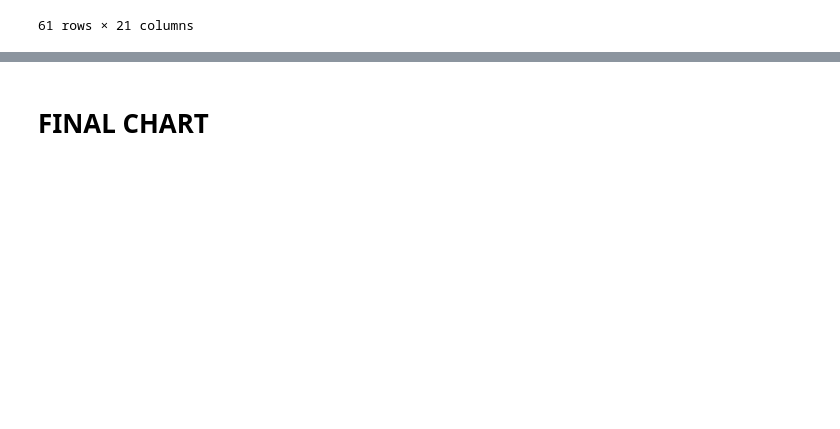
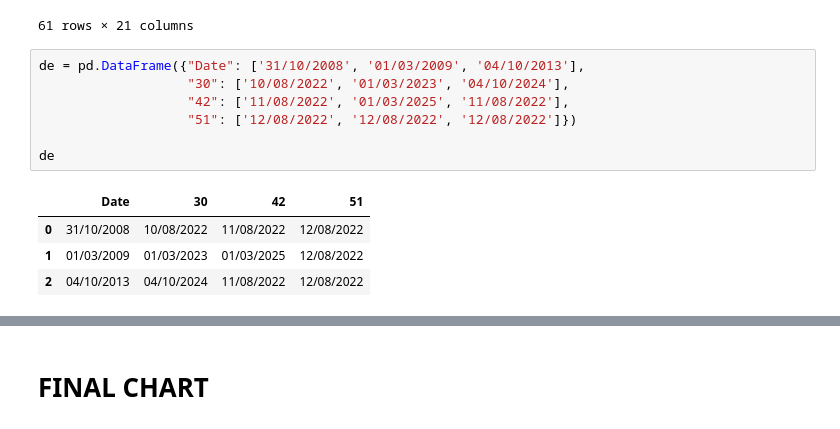
Before and after one commit to amirlehmam/MEMOIREPROPRE, a Jupyter notebook: PIPELINE.ipynb, the cells around one changed output, grey strips where cells are left out. Saved outputs shown, nothing was run; the diff lists cells and outputs as text; blank space fills up the shorter version.

```diff
--- a/PIPELINE.ipynb
+++ b/PIPELINE.ipynb
@@ -4288,3 +4288,15 @@ Spi
 | 59 | 2022/02/24 | 2022-03-26 | 2022-04-07 | 2022-04-16 | 2022-05-01 | 2022-05-19 | 2022-06-10 | 2022-07-09 | 2022-08-15 | 2022-10-01 | ... | ... |
 | 60 | 2022/06/18 | 2022-07-18 | 2022-07-30 | 2022-08-08 | 2022-08-23 | 2022-09-10 | 2022-10-02 | 2022-10-31 | 2022-12-07 | 2023-01-23 | ... | ... |
 61 rows × 21 columns
+# %%
+de = pd.DataFrame({"Date": ['31/10/2008', '01/03/2009', '04/10/2013'],
+                   "30": ['10/08/2022', '01/03/2023', '04/10/2024'],
+                   "42": ['11/08/2022', '01/03/2025', '11/08/2022'],
+                   "51": ['12/08/2022', '12/08/2022', '12/08/2022']})
+
+de
+# %% [output]
+|  | Date | 30 | 42 | 51 |
+| 0 | 31/10/2008 | 10/08/2022 | 11/08/2022 | 12/08/2022 |
+| 1 | 01/03/2009 | 01/03/2023 | 01/03/2025 | 12/08/2022 |
+| 2 | 04/10/2013 | 04/10/2024 | 11/08/2022 | 12/08/2022 |
```
Also changed, not shown: parts of 3 cells of this notebook.
